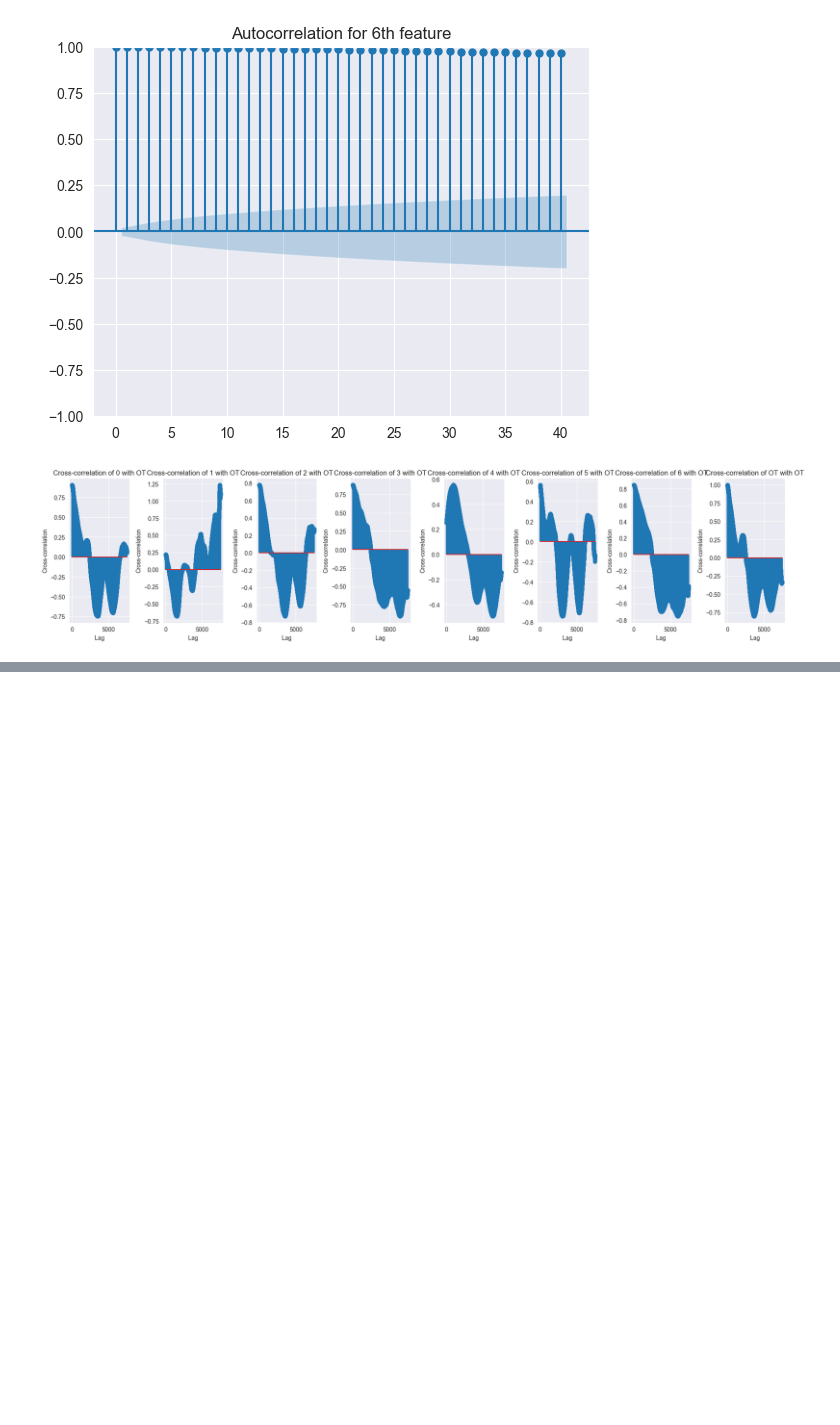
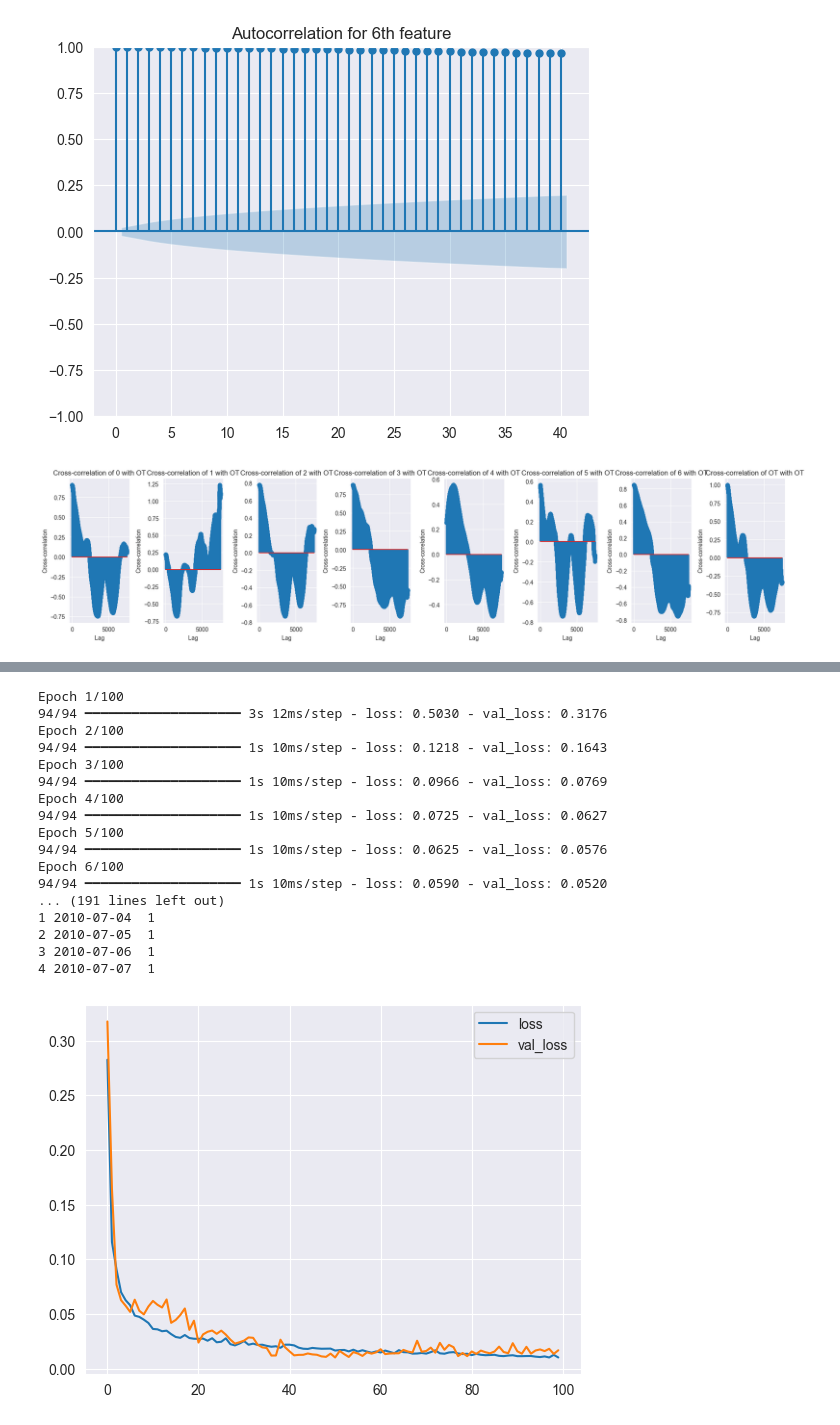
Before and after one commit to azizthiampro/MultivariateTimeSeriesForecasting, a Jupyter notebook: main.ipynb, the cells around one changed output, grey strips where cells are left out. Cells and saved outputs as stored; diff of their text form; code cells hidden in the pictures; blank space fills up the shorter version.

```diff
--- a/main.ipynb
+++ b/main.ipynb
@@ -319,10 +349,18 @@ def results1(df, lookback, future, Scale, x):
     model=Lstm_model2(Lstm_x,Lstm_y)
     loss=pd.DataFrame(model.history.history)
     loss.plot()
-    future=30
-    predicted_descaled,forecasting_dates=predict_open(model,date_train,Lstm_x,df_train,future, Scale)
+    future=100
+    predicted_descaled,forecasting_dates=predict_5(model,date_train,Lstm_x,df_train,future, Scale)
     results=output_prep(forecasting_dates,predicted_descaled)
+    results_df = pd.DataFrame()
+    results_df['Id'] = range(len(results))  # Creating an 'Id' column starting with 0
+    results_df['Prediction'] = results['5'].values  # Assuming '5' is the column with predictions
+
+    # Save the formatted DataFrame to a CSV file
+    results_df.to_csv('prediction1.csv', index=False)
+
     print(results.head())
+
     plt.show()
     fig = px.area(results, y="5", title=x)
     fig.show()
@@ -350,2 +389,21 @@ KeyboardInterrupt:
 # %%
-results1(df, 100, 1, Scale, '5')
+results1(df, 30, 1, Scale, '5')
+# %% [output]
+Epoch 1/100
+94/94 ━━━━━━━━━━━━━━━━━━━━ 3s 12ms/step - loss: 0.5030 - val_loss: 0.3176
+Epoch 2/100
+94/94 ━━━━━━━━━━━━━━━━━━━━ 1s 10ms/step - loss: 0.1218 - val_loss: 0.1643
+Epoch 3/100
+94/94 ━━━━━━━━━━━━━━━━━━━━ 1s 10ms/step - loss: 0.0966 - val_loss: 0.0769
+Epoch 4/100
+94/94 ━━━━━━━━━━━━━━━━━━━━ 1s 10ms/step - loss: 0.0725 - val_loss: 0.0627
+Epoch 5/100
+94/94 ━━━━━━━━━━━━━━━━━━━━ 1s 10ms/step - loss: 0.0625 - val_loss: 0.0576
+Epoch 6/100
+94/94 ━━━━━━━━━━━━━━━━━━━━ 1s 10ms/step - loss: 0.0590 - val_loss: 0.0520
+... (191 lines left out)
+1 2010-07-04  1
+2 2010-07-05  1
+3 2010-07-06  1
+4 2010-07-07  1
+[figure, added]
```
Also changed, not shown: parts of 11 cells of this notebook.
